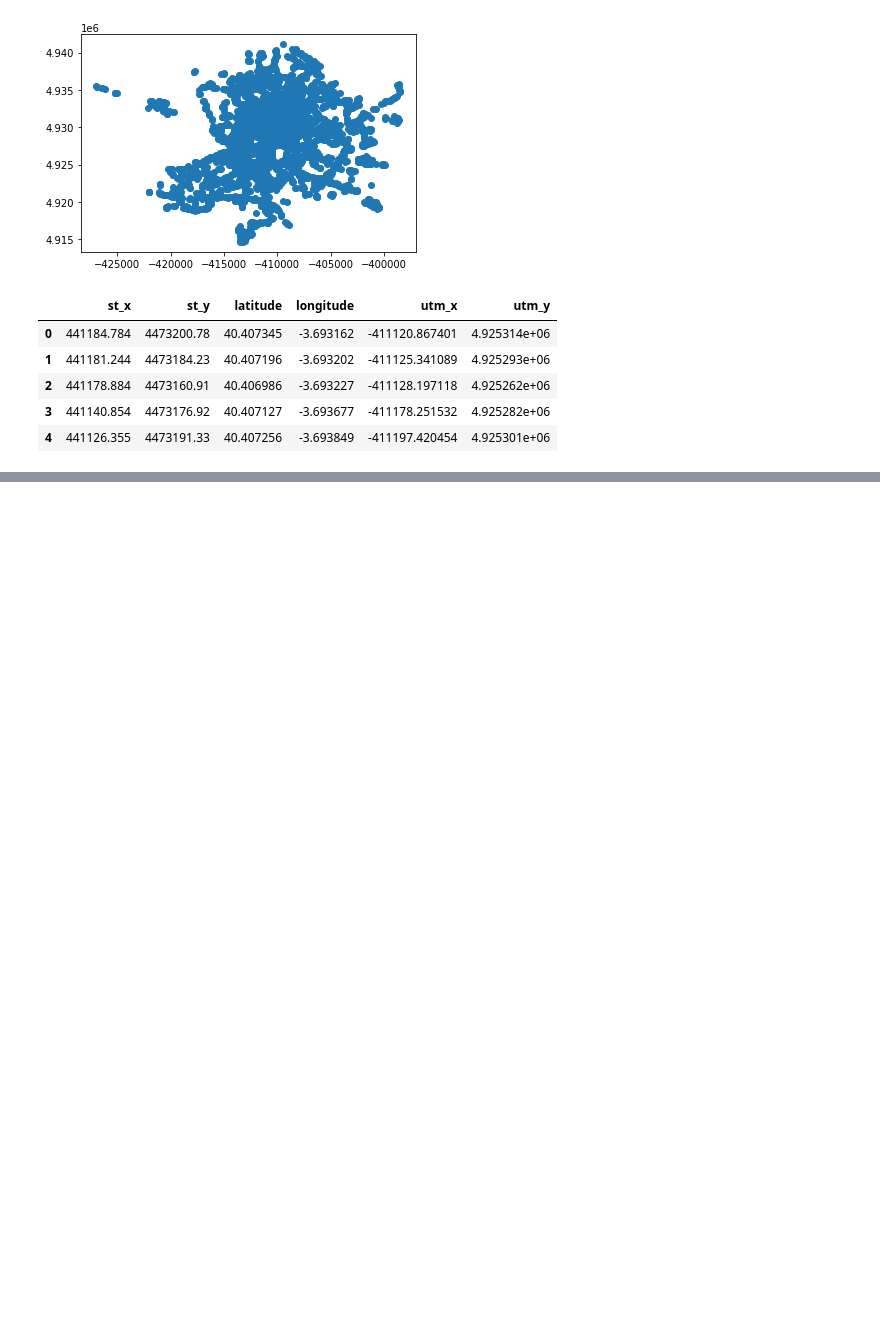
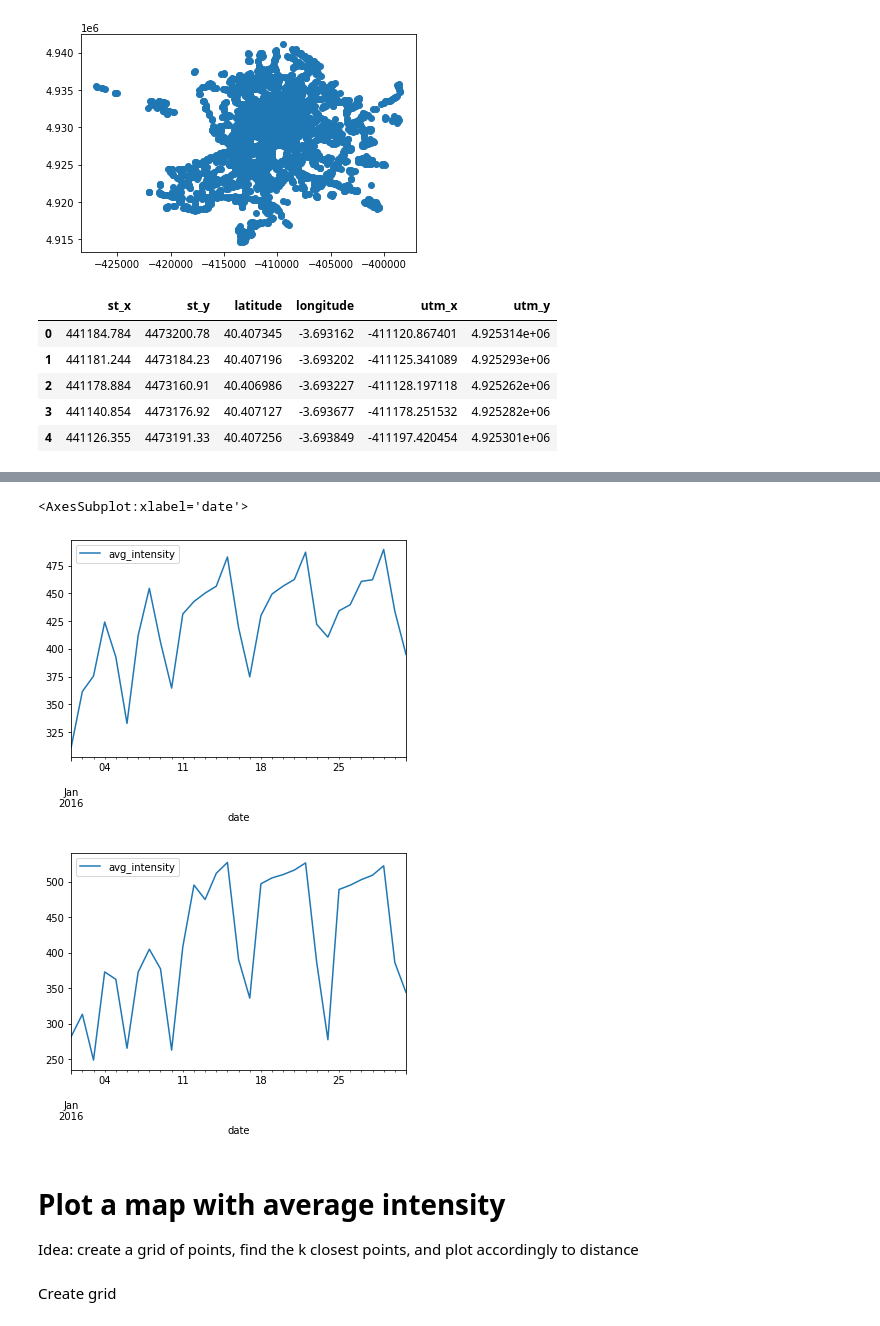
Before and after one commit to Pheithar/socialdata_madridcentral, a Jupyter notebook: traffic.ipynb, the cells around one changed output, grey strips where cells are left out. Saved outputs shown, nothing was run; the diff lists cells and outputs as text; code cells hidden in the pictures; blank space fills up the shorter version.

```diff
--- a/traffic.ipynb
+++ b/traffic.ipynb
@@ -134,0 +328,11 @@ show(p)
+# %%
+copy_jan_2016 = jan_2016.copy()
+# %%
+copy_jan_2016["fecha"] = pd.to_datetime(copy_jan_2016["fecha"])
+# %%
+copy_jan_2016["inside_madrid_central"] = False
+copy_jan_2016.loc[copy_jan_2016["idelem"].isin(inside_mc["idelem"]), "inside_madrid_central"] = True
+# %%
+copy_jan_2016["day"] = copy_jan_2016["fecha"].dt.day
+copy_jan_2016["month"] = copy_jan_2016["fecha"].dt.month
+copy_jan_2016["year"] = copy_jan_2016["fecha"].dt.year
@@ -134,0 +355,20 @@ show(p)
+# %%
+test = copy_jan_2016.groupby(["inside_madrid_central",
+                                "day",
+                                "month",
+                                "year",
+                                ]).agg(avg_intensity=("intensidad", "mean")).reset_index()
+
+test["date"] = pd.to_datetime(test[["day", "month", "year"]])
+test[test["inside_madrid_central"] == True].plot(x="date", y="avg_intensity")
+test[test["inside_madrid_central"] == False].plot(x="date", y="avg_intensity")
+# %% [output]
+<AxesSubplot:xlabel='date'>
+[figure, added]
+[figure, added]
+# %% [markdown]
+# Plot a map with average intensity
+
+Idea: create a grid of points, find the k closest points, and plot accordingly to distance
+# %% [markdown]
+Create grid
```
Also changed, not shown: parts of 28 cells of this notebook.
